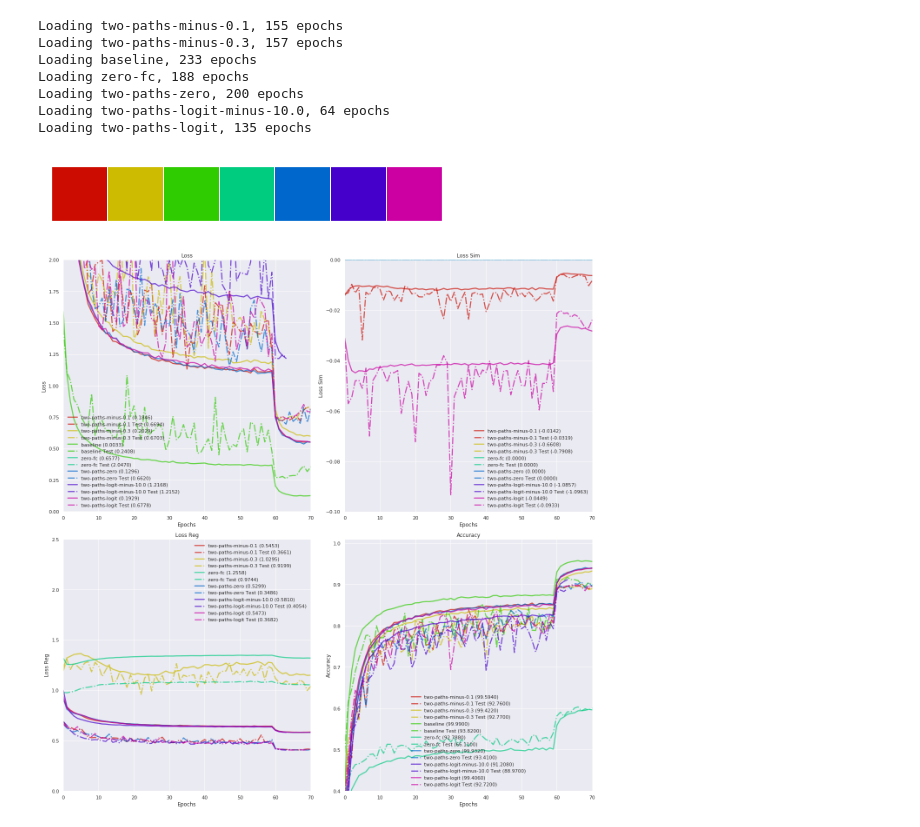
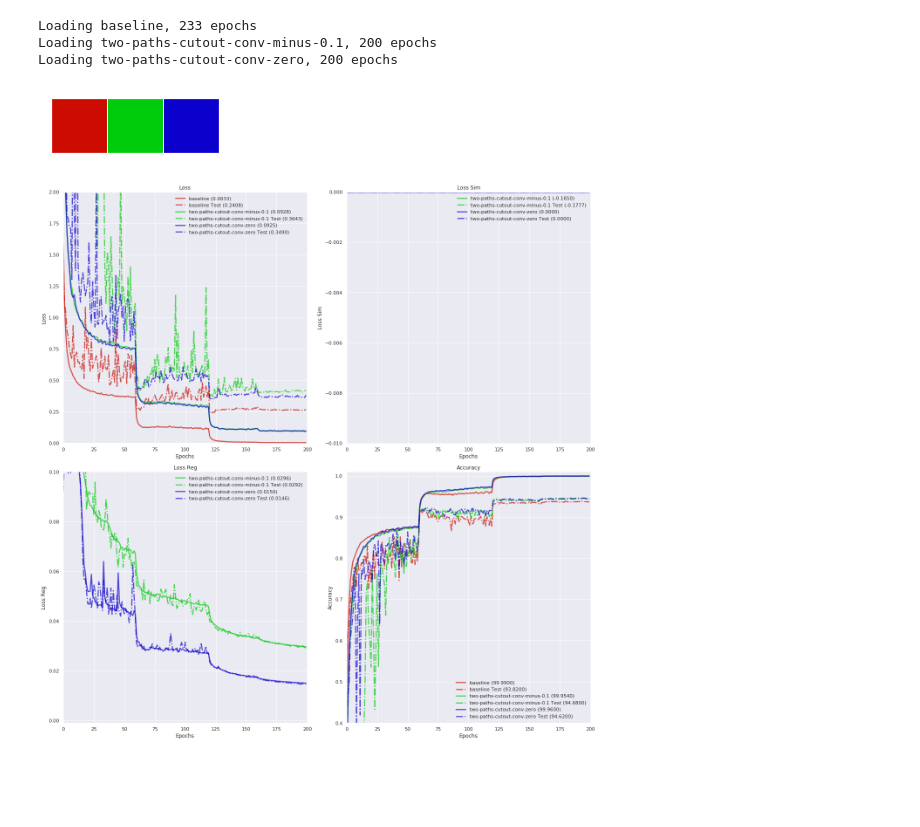
Before and after one commit to learning-luke/learning-augmentations, a Jupyter notebook: notebooks/plot_all_logs.ipynb, the cells around one changed output. Saved outputs shown, nothing was run; the diff lists cells and outputs as text; code cells hidden in the pictures; blank space fills up the shorter version.

```diff
--- a/notebooks/plot_all_logs.ipynb
+++ b/notebooks/plot_all_logs.ipynb
@@ -18,13 +21,8 @@ log_dir = '../log'
 runs = glob.glob("{}/*/".format(log_dir))
 
 subset = ['baseline',
-          'two-paths',
-          'two-paths-logit',
-          'two-paths-logit-minus-10.0',
-          'two-paths-minus-0.1',
-          'two-paths-minus-0.3',
-          'two-paths-zero',
-         'zero-fc']
+          'two-paths-cutout-conv-minus-0.1',
+          'two-paths-cutout-conv-zero']
 excludes = ['preact_tester']
 results = {}
 epochs_to_show = 200
@@ -38,32 +36,28 @@ for run in runs:
 
 epochs_to_show = 200
 # %% [output]
-Loading two-paths-minus-0.1, 155 epochs
-Loading two-paths-minus-0.3, 157 epochs
 Loading baseline, 233 epochs
-Loading zero-fc, 188 epochs
-Loading two-paths-zero, 200 epochs
-Loading two-paths-logit-minus-10.0, 64 epochs
-Loading two-paths-logit, 135 epochs
+Loading two-paths-cutout-conv-minus-0.1, 200 epochs
+Loading two-paths-cutout-conv-zero, 200 epochs
 # %%
 colours = sns.hls_palette(len(results), l=0.4, s=1)#sns.color_palette('bright', len(results))
 sns.palplot(colours)
 
-xlims = [0,70]
+xlims = [0,200]
 
 stats_to_plot = {
     '{}_loss':('Loss', np.min, [-0.001, 2]),
-    '{}_loss_sim':('Loss Sim', np.min, [-0.1, 0]),
-    '{}_loss_reg':('Loss Reg', np.min, [-0.001, 2.5]),
+    '{}_loss_sim':('Loss Sim', np.min, [-0.01, 0]),
+    '{}_loss_reg':('Loss Reg', np.min, [-0.001, 0.1]),
     '{}_acc':('Accuracy', times100, [0.4, 1.01]),
 
 }
 
 linewidth = 2.5
 w = 2
 h = np.ceil(len(stats_to_plot)/w)
 # %% [output]
-[figure, old version]
+[figure, new version]
 # %%
 fig = plt.figure(figsize=(18, 9 * h))
 ploti = 1
@@ -111,4 +105,4 @@ for stat, (title, label_function, ylims) in stats_to_plot.items():
 fig.tight_layout()
 fig.savefig('stats.pdf')
 # %% [output]
-[figure, old version]
+[figure, new version]
```
Also changed, not shown: parts of 1 cell of this notebook, 3 other files.
